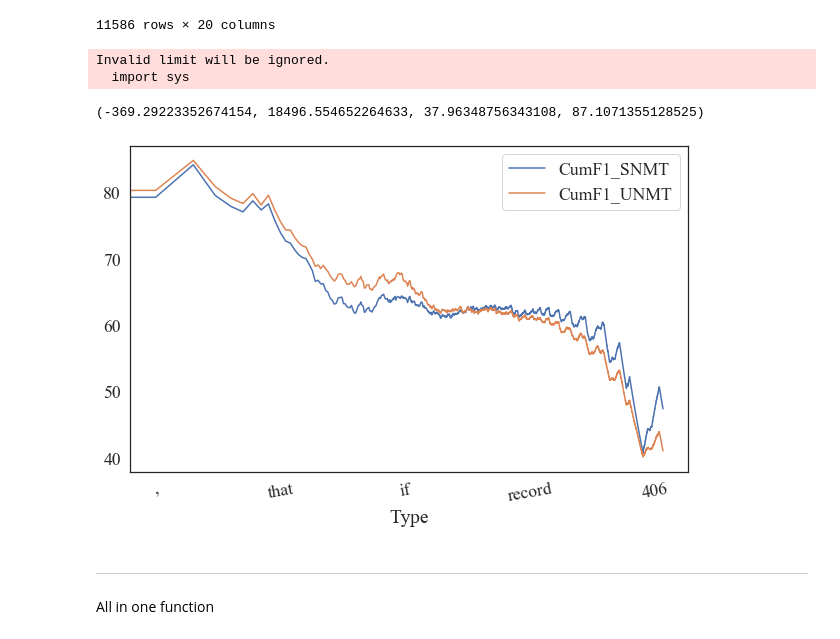
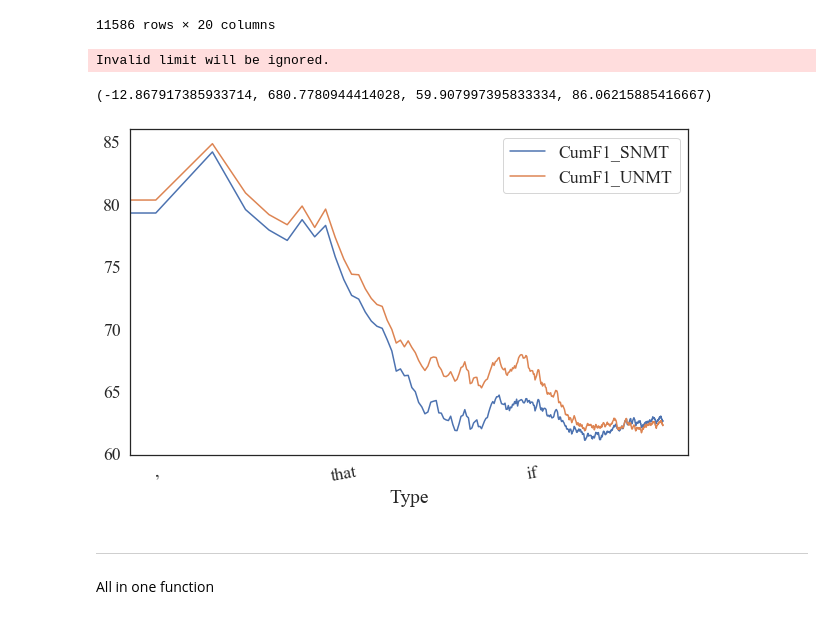
Before and after one commit to thammegowda/007-mt-eval-macro, a Jupyter notebook: snmt-vs-unmt/type-performance-viz.ipynb, the cells around one changed output. Saved outputs shown, nothing was run; the diff lists cells and outputs as text; code cells hidden in the pictures.

Commit message:
add viz of snmt-vs-unmt

```diff
--- a/snmt-vs-unmt/type-performance-viz.ipynb
+++ b/snmt-vs-unmt/type-performance-viz.ipynb
@@ -127,16 +127,16 @@ combo
 # %%
 sns.set(font="Times New Roman", style='white',font_scale=1.6)
 #combo[3460:3480].plot(x='Type', y=['Refs', 'CumF1_s', 'CumF1_u'], logy=False, figsize=(10, 6), kind='line')
-combo[:].plot(x='Type', y=['CumF1_SNMT', 'CumF1_UNMT'], logx=True, figsize=(10, 6), kind='line')
+combo[:500].plot(x='Type', y=['CumF1_SNMT', 'CumF1_UNMT'], logx=True, figsize=(10, 6), kind='line')
+
 x0, x1, y0, y1 = plt.axis()
 margin_x = 0.02 * (x1- x0)
 plt.xticks(rotation=10)
 plt.axis((x0 - margin_x, x1, y0, y1))
 # %% [output]
 Invalid limit will be ignored.
-  import sys
-(-369.29223352674154, 18496.554652264633, 37.96348756343108, 87.1071355128525)
+(-12.867917385933714, 680.7780944414028, 59.907997395833334, 86.06215885416667)
-[figure, old version]
+[figure, new version]
 # %% [markdown]
 ----
 
```
Also changed, not shown: parts of 1 cell of this notebook, 6 other files.
